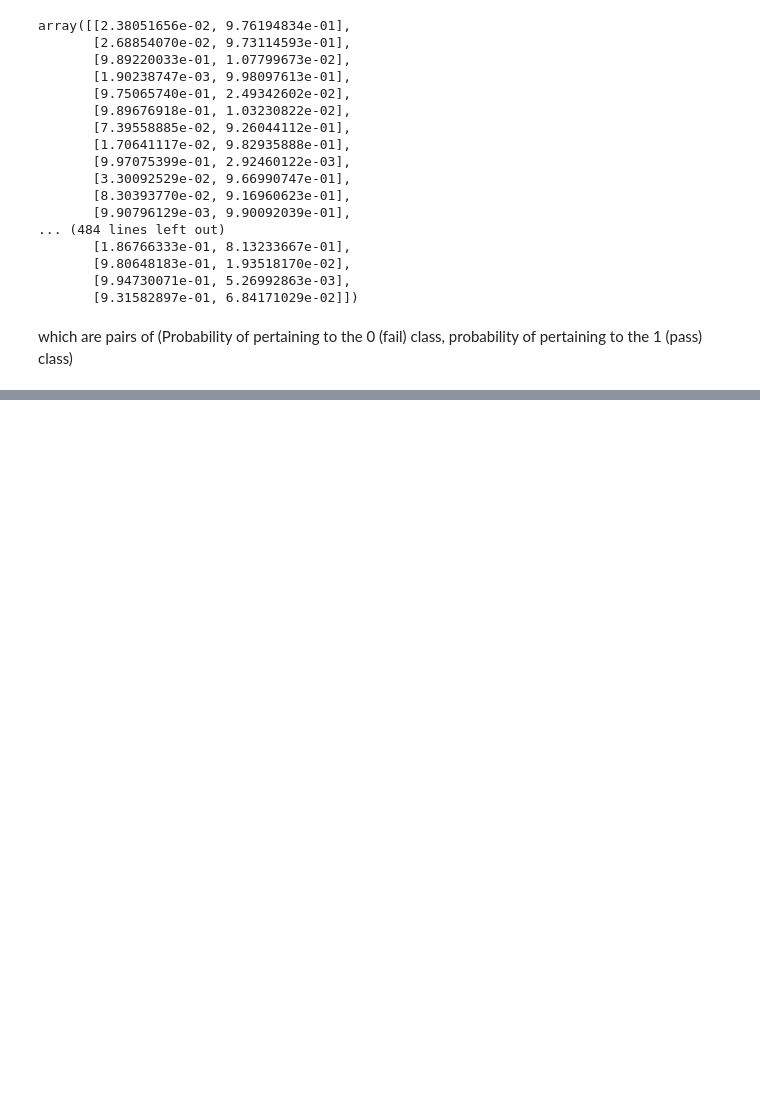
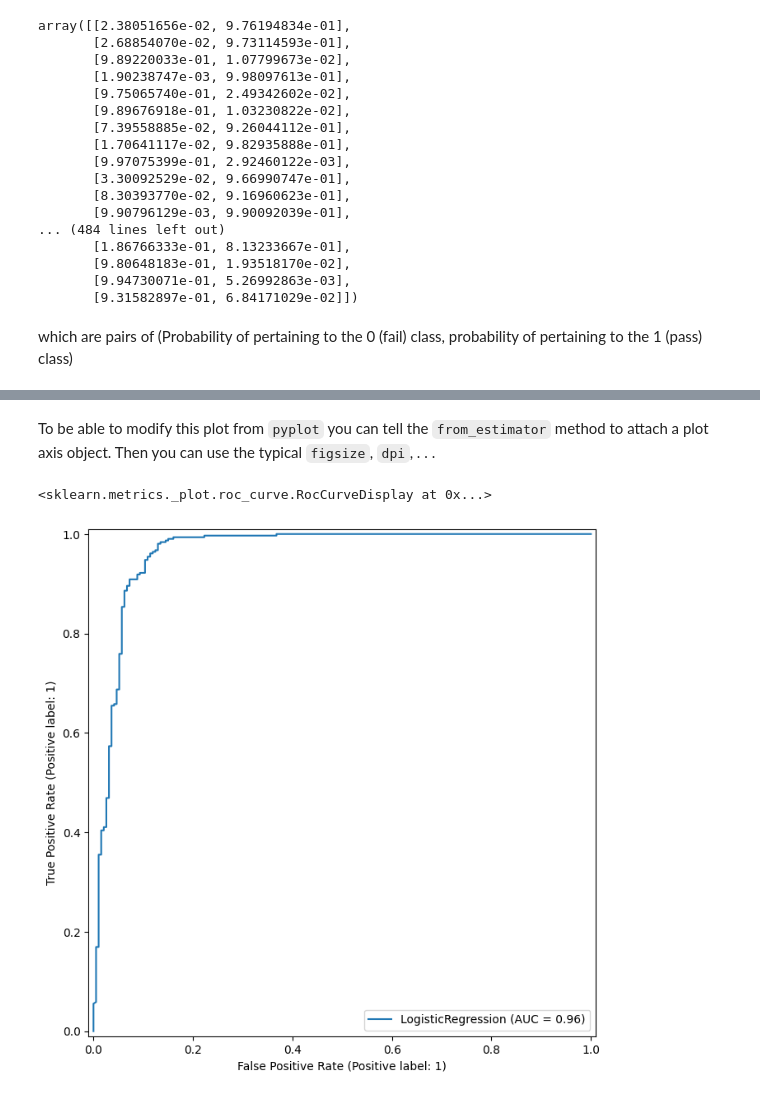
Before and after one commit to manuelvigarcia/python4ml_ds, a Jupyter notebook: resources/Notes/LogisticRegression/LogisticRegression.ipynb, the cells around one changed output, grey strips where cells are left out. Cells and saved outputs as stored; diff of their text form; code cells hidden in the pictures; blank space fills up the shorter version.

```diff
--- a/resources/Notes/LogisticRegression/LogisticRegression.ipynb
+++ b/resources/Notes/LogisticRegression/LogisticRegression.ipynb
@@ -195,0 +285,8 @@ which are pairs of (Probability of pertaining to the 0 (fail) class, probability
+# %% [markdown]
+To be able to modify this plot from `pyplot` you can tell the `from_estimator` method to attach a plot axis object. Then you can use the typical `figsize`, `dpi`, . . .
+# %%
+fig,ax = plt.subplots(figsize=(12,8),dpi=100)
+RocCurveDisplay.from_estimator(log_model, scaled_X_test, y_test,ax=ax)
+# %% [output]
+<sklearn.metrics._plot.roc_curve.RocCurveDisplay at 0x...>
+[figure, added]
```
Also changed, not shown: parts of 23 cells of this notebook.
